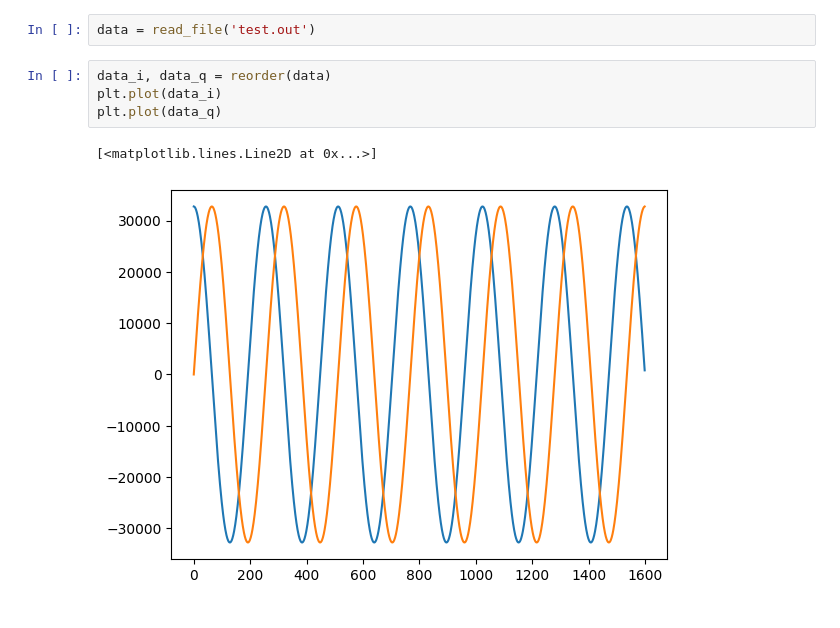
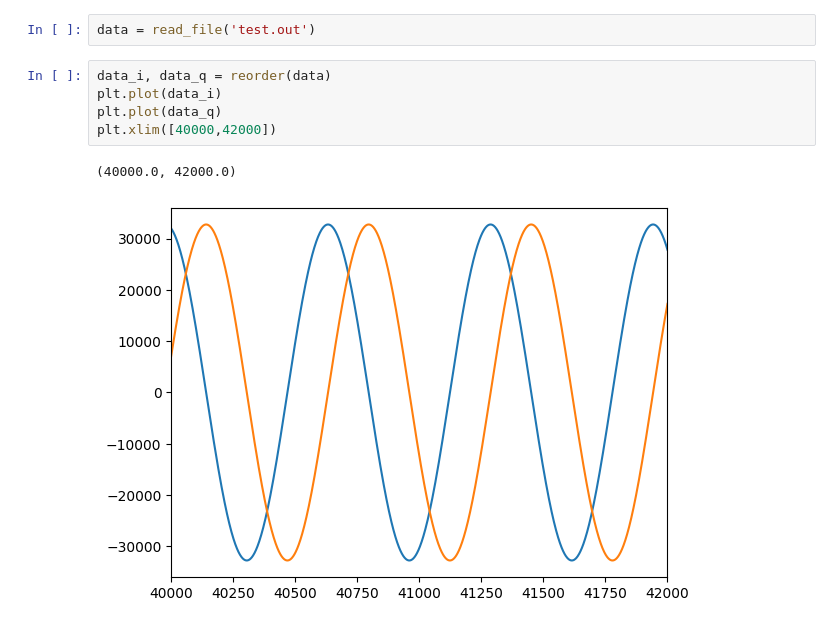
Before and after one commit to kucmb/dds_hls, a Jupyter notebook: test.ipynb, the cells around one changed output. Saved outputs shown, nothing was run; the diff lists cells and outputs as text.

```diff
--- a/test.ipynb
+++ b/test.ipynb
@@ -20,8 +20,9 @@ data = read_file('test.out')
 # %%
 data_i, data_q = reorder(data)
 plt.plot(data_i)
 plt.plot(data_q)
+plt.xlim([40000,42000])
 # %% [output]
-[<matplotlib.lines.Line2D at 0x...>]
+(40000.0, 42000.0)
-[figure, old version]
+[figure, new version]
 # %%
```
Also changed, not shown: parts of 1 cell of this notebook, 3 other files.
